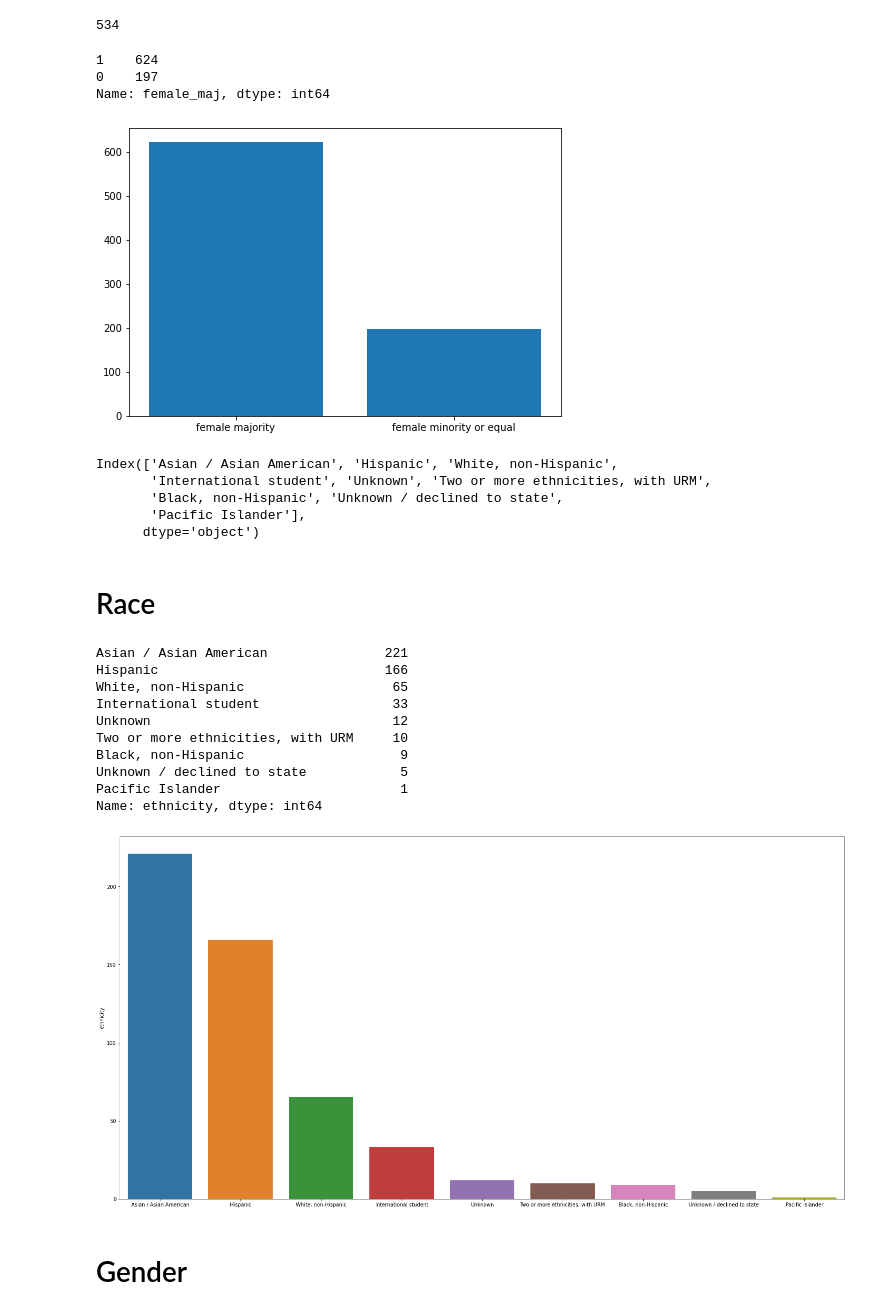
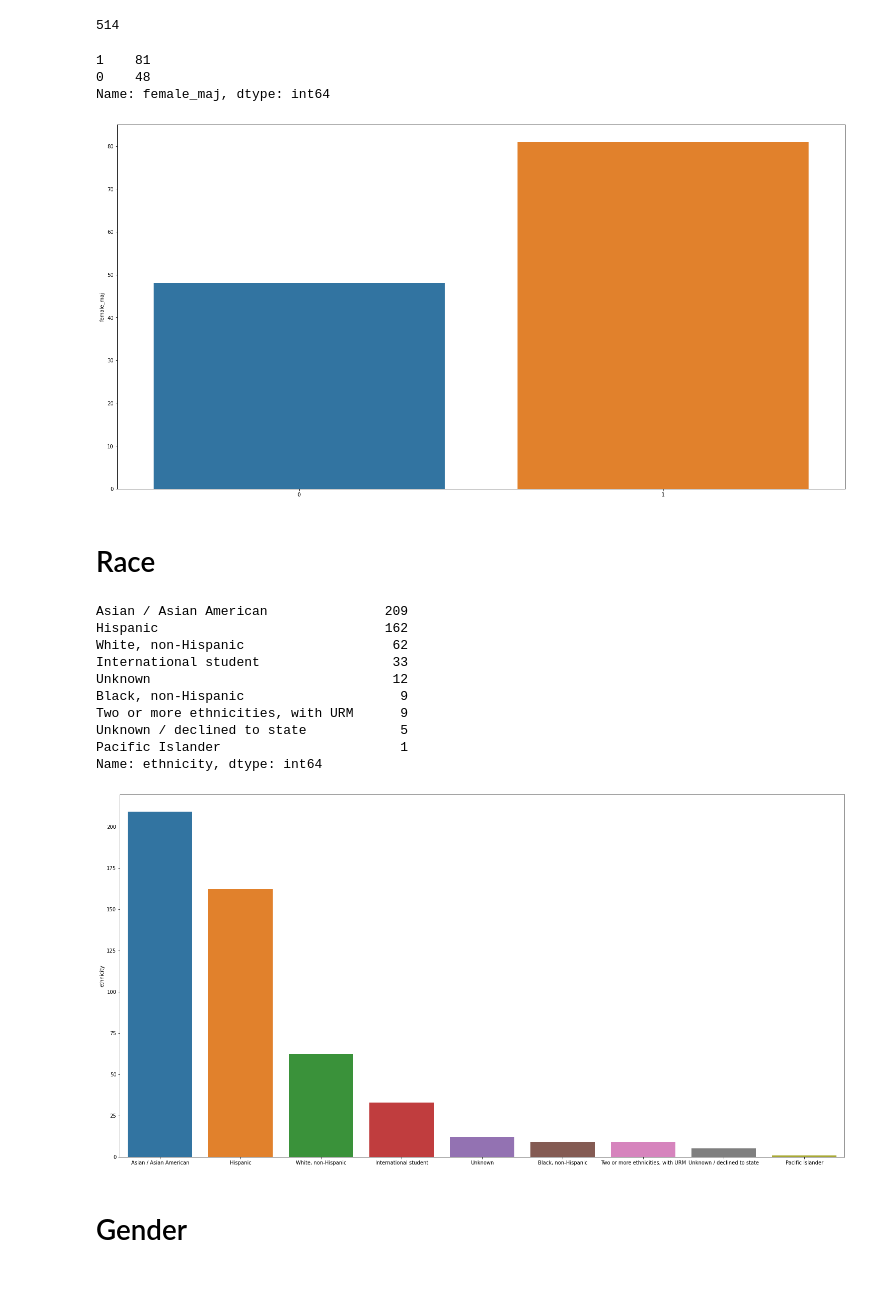
Before and after one commit to The-Language-and-Learning-Analytics-Lab/cult-div-rqa, a Jupyter notebook: Visualization.ipynb, the cells around one changed output. Drawn from its saved outputs; the diff is of its cells as text; code cells hidden in the pictures; blank space fills up the shorter version.

Commit message:
issues with data fixed and analysis redone

```diff
--- a/Visualization.ipynb
+++ b/Visualization.ipynb
@@ -4,7 +4,7 @@ import numpy as np
 import matplotlib.pyplot as plt
 import seaborn as sns
 # %%
-data = pd.read_csv('data_gender_ethnicity_merged.csv')
+data = pd.read_csv('./data/final.csv')
 # %%
 data
 # %% [output]
@@ -24,4 +24,4 @@ data
 # %%
 len(data.mellon_id.unique())
 # %% [output]
-534
+514
@@ -30,38 +28,30 @@ my_cmap = plt.get_cmap("viridis")
 # %%
-data.groupby(['team_id']).female_maj.max().value_counts()
+data.groupby(['session_id']).female_maj.max().value_counts()
 # %% [output]
-1    624
-0    197
+1    81
+0    48
 Name: female_maj, dtype: int64
 # %%
-fig = plt.figure()
+fig = plt.figure(figsize=(20,10))
 ax = fig.add_axes([0,0,1,1])
-langs = ['female majority', 'female minority or equal']
-students = data.groupby(['team_id']).female_maj.max().value_counts()
-ax.bar(langs,students)
+k = data.groupby(['session_id']).female_maj.max().value_counts().index
+val = data.groupby(['session_id']).female_maj.max().value_counts()
+sns.barplot(k, val)
 plt.show()
 # %% [output]
-[figure, old version]
+[figure, new version]
-# %%
-data.groupby(['mellon_id']).ethnicity.max().value_counts().index
-# %% [output]
-Index(['Asian / Asian American', 'Hispanic', 'White, non-Hispanic',
-       'International student', 'Unknown', 'Two or more ethnicities, with URM',
-       'Black, non-Hispanic', 'Unknown / declined to state',
-       'Pacific Islander'],
-      dtype='object')
 # %% [markdown]
 # Race
 # %%
 data.groupby(['mellon_id']).ethnicity.max().value_counts()
 # %% [output]
-Asian / Asian American               221
-Hispanic                             166
-White, non-Hispanic                   65
+Asian / Asian American               209
+Hispanic                             162
+White, non-Hispanic                   62
 International student                 33
 Unknown                               12
-Two or more ethnicities, with URM     10
 Black, non-Hispanic                    9
+Two or more ethnicities, with URM      9
 Unknown / declined to state            5
 Pacific Islander                       1
 Name: ethnicity, dtype: int64
@@ -73,7 +63,7 @@ val = data.groupby(['mellon_id']).ethnicity.max().value_counts()
 sns.barplot(k, val)
 plt.show()
 # %% [output]
-[figure, old version]
+[figure, new version]
 # %% [markdown]
 # Gender
 # %%
```
Also changed, not shown: parts of 16 cells of this notebook, 12 other files.
